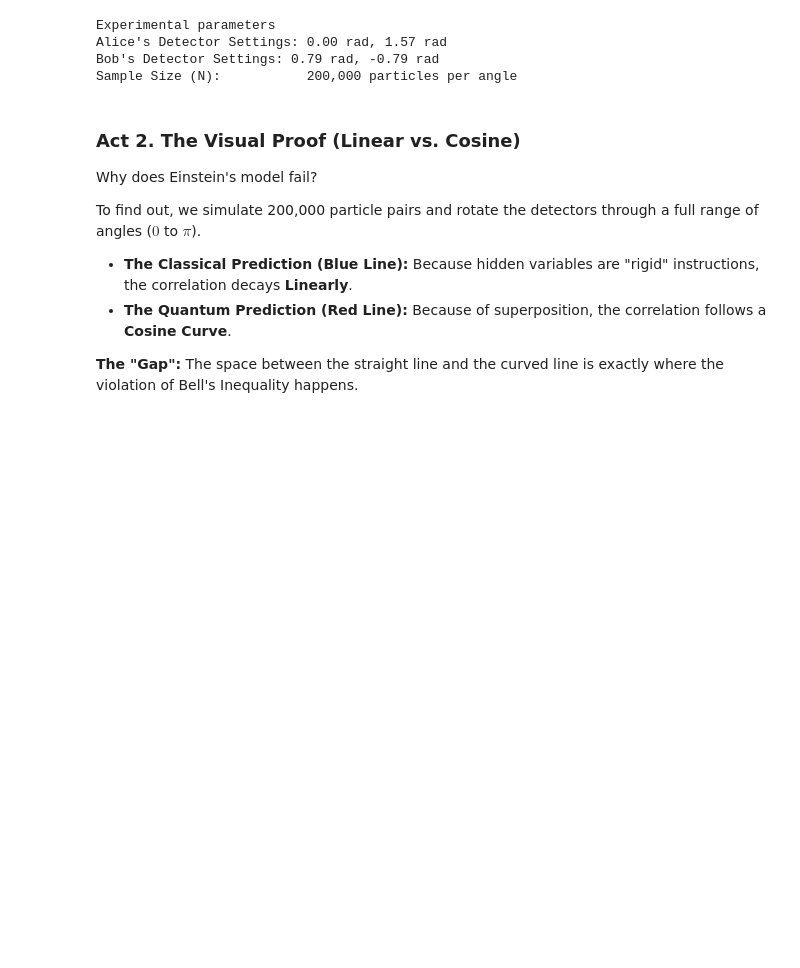
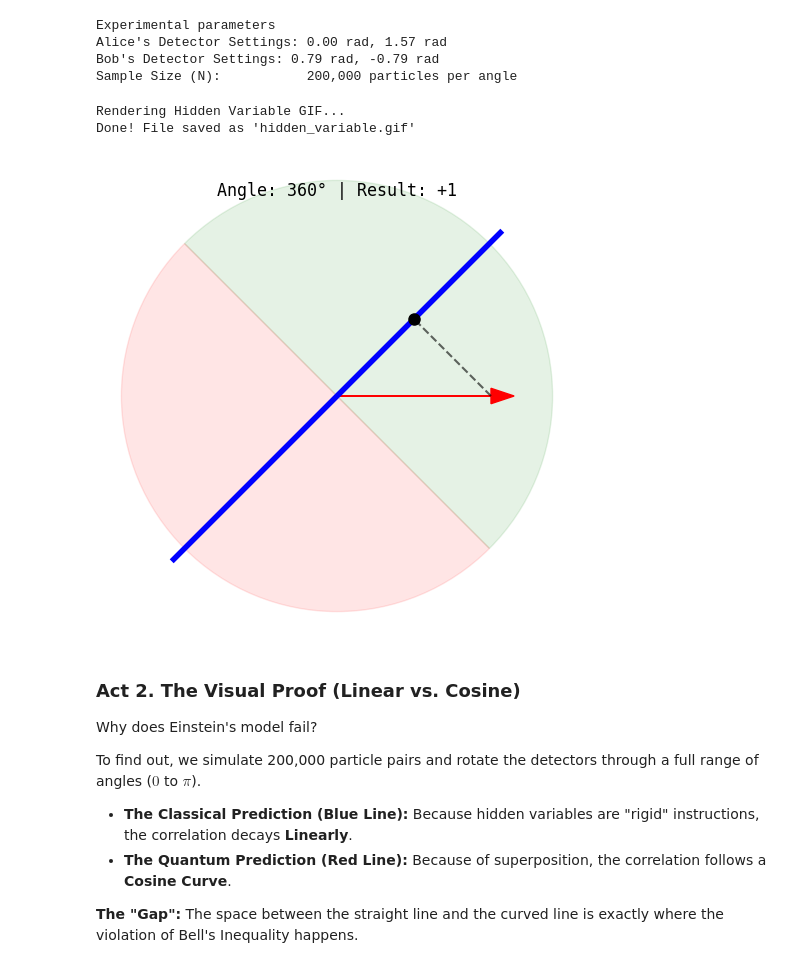
Before and after one commit to di89uX/Bell-EPR-CHSH-Computational-Physics, a Jupyter notebook: Notebooks/Master_Notebook.ipynb, the cells around one changed output. Cells and saved outputs as stored; diff of their text form; code cells hidden in the pictures; blank space fills up the shorter version.

Commit message:
Include  Animations for Hidden Variables and Bell's test

```diff
--- a/Notebooks/Master_Notebook.ipynb
+++ b/Notebooks/Master_Notebook.ipynb
@@ -45,6 +45,71 @@ Experimental parameters
 Alice's Detector Settings: 0.00 rad, 1.57 rad
 Bob's Detector Settings: 0.79 rad, -0.79 rad
 Sample Size (N):           200,000 particles per angle
+# %%
+import numpy as np
+import matplotlib.pyplot as plt
+from matplotlib.animation import FuncAnimation, PillowWriter
+from matplotlib.patches import Wedge
+
+# --- SETUP ---
+fig, ax = plt.subplots(figsize=(6, 6)) # Square aspect ratio looks better on Mobile
+ax.set_xlim(-1.5, 1.5)
+ax.set_ylim(-1.5, 1.5)
+ax.set_aspect('equal')
+ax.axis('off')
+
+# Static Elements
+theta_detector = np.pi / 4
+detector_line, = ax.plot([], [], 'b-', lw=4, label='Detector')
+particle_arrow = ax.arrow(0, 0, 0, 0, head_width=0.05, color='red')
+projection_line, = ax.plot([], [], 'k--', lw=1.5, alpha=0.6)
+projection_dot, = ax.plot([], [], 'ko', ms=8)
+
+# Zones
+ax.add_patch(Wedge((0, 0), 1.4, np.degrees(theta_detector)-90, np.degrees(theta_detector)+90, alpha=0.1, color='green'))
+ax.add_patch(Wedge((0, 0), 1.4, np.degrees(theta_detector)+90, np.degrees(theta_detector)+270, alpha=0.1, color='red'))
+
+status_text = ax.text(0, 1.3, "", fontsize=12, family='monospace', ha='center')
+
+lambdas = np.linspace(0, 2*np.pi, 60) # Fewer frames to keep GIF size small
+
+def init():
+    dx = [1.5 * np.cos(theta_detector), -1.5 * np.cos(theta_detector)]
+    dy = [1.5 * np.sin(theta_detector), -1.5 * np.sin(theta_detector)]
+    detector_line.set_data(dx, dy)
+    return detector_line,
+
+def update(frame):
+    lam = lambdas[frame]
+
+    # Redraw Arrow (Simpler method for GIF stability)
+    global particle_arrow
+    particle_arrow.remove()
+    particle_arrow = ax.arrow(0, 0, np.cos(lam), np.sin(lam), head_width=0.1, color='r')
+
+    # Projection
+    proj_len = np.cos(theta_detector - lam)
+    proj_x = proj_len * np.cos(theta_detector)
+    proj_y = proj_len * np.sin(theta_detector)
+
+    projection_dot.set_data([proj_x], [proj_y])
+    projection_line.set_data([np.cos(lam), proj_x], [np.sin(lam), proj_y])
+
+    # Text
+    outcome = "+1" if proj_len > 0 else "-1"
+    status_text.set_text(f"Angle: {np.degrees(lam):.0f}° | Result: {outcome}")
+
+    return detector_line, projection_line, projection_dot, status_text
+
+# --- SAVE AS GIF ---
+print("Rendering Hidden Variable GIF...")
+ani = FuncAnimation(fig, update, frames=len(lambdas), init_func=init, interval=100, blit=False)
+ani.save("../Figures/hidden_variable.gif", writer=PillowWriter(fps=10))
+print("Done! File saved as 'hidden_variable.gif'")
+# %% [output]
+Rendering Hidden Variable GIF...
+Done! File saved as 'hidden_variable.gif'
+[figure, added]
 # %% [markdown]
 ### Act 2. The Visual Proof (Linear vs. Cosine)
 
```
Also changed, not shown: parts of 3 cells of this notebook, 2 other files.
